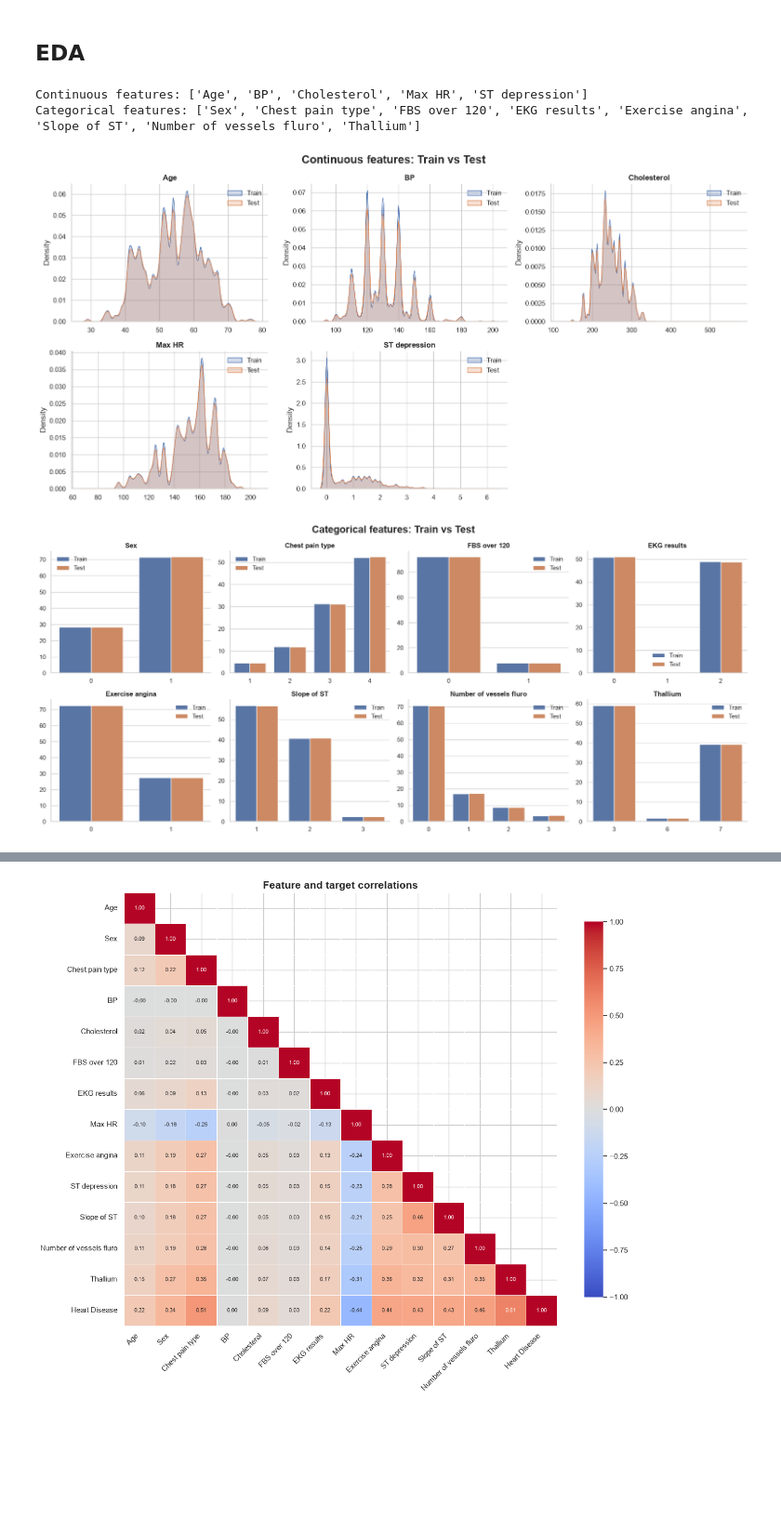
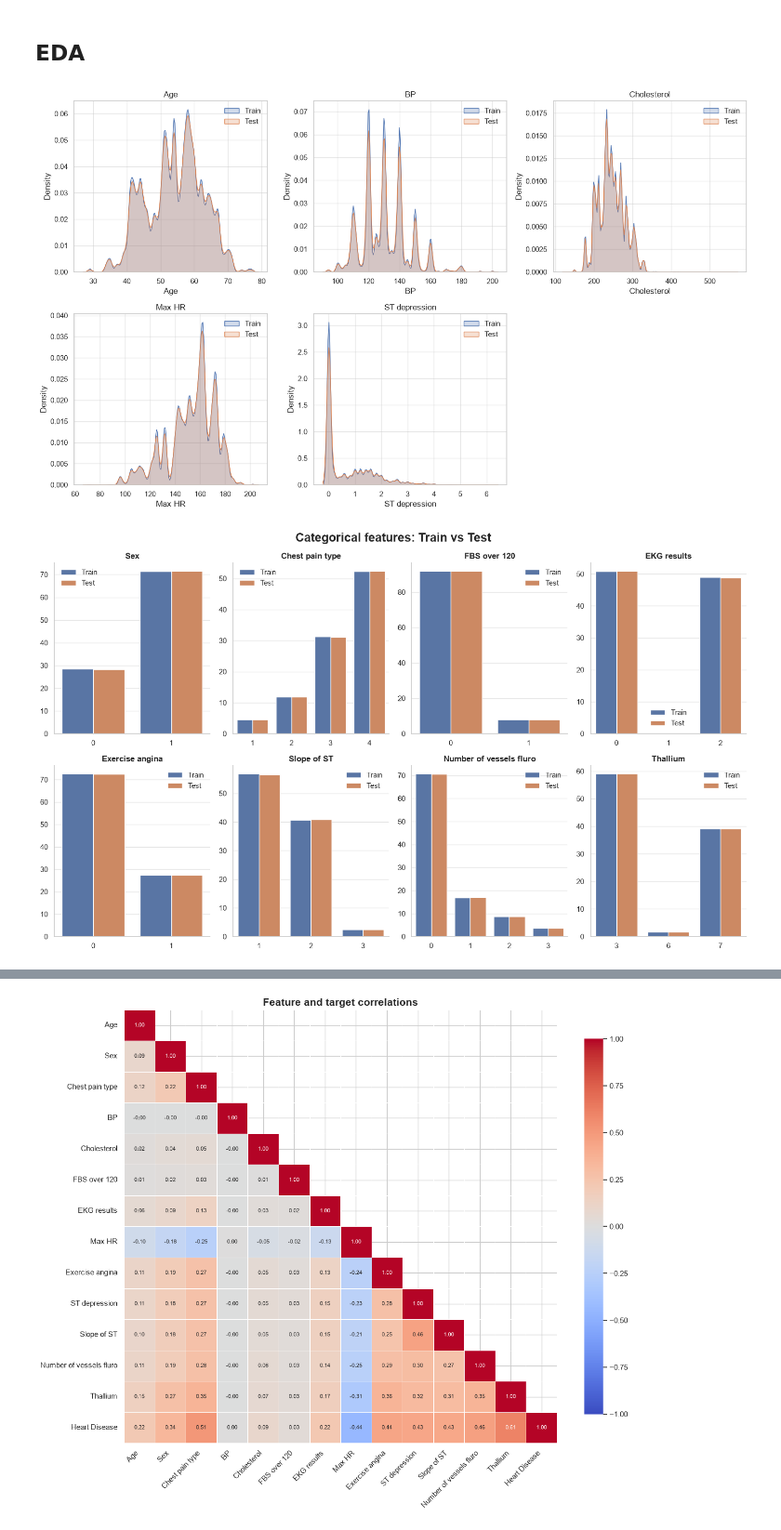
Before and after one commit to Lanes11/heart_disease_kaggle, a Jupyter notebook: main.ipynb, the cells around one changed output, grey strips where cells are left out. Shown at 93% size. Saved outputs shown, nothing was run; the diff lists cells and outputs as text; code cells hidden in the pictures; blank space fills up the shorter version.

```diff
--- a/main.ipynb
+++ b/main.ipynb
@@ -96,56 +96,65 @@ Presence: 282,454 rows (44.83%)
 # %% [markdown]
 ## EDA
 # %%
-fig, axes = plt.subplots(2, 3, figsize=(16, 8))
+fig, axes = plt.subplots(2, 3, figsize=(15, 9))
 axes = axes.ravel()
 
 for ax, col in zip(axes, continuous_features):
-    sns.kdeplot(train_df[col], ax=ax, label='Train', fill=True, alpha=0.25)
-    sns.kdeplot(test_df[col], ax=ax, label='Test', fill=True, alpha=0.25)
+    sns.kdeplot(
+        data=train_df,
+        x=col,
+        ax=ax,
+        label='Train',
+        fill=True,
+        common_norm=False
+    )
+    sns.kdeplot(
+        data=test_df,
+        x=col,
+        ax=ax,
+        label='Test',
+        fill=True,
+        common_norm=False
+    )
 
-    ax.set_title(col, weight='bold')
-    ax.set_xlabel('')
+    ax.set_title(col)
     ax.legend(frameon=False)
 
 for ax in axes[len(continuous_features):]:
     ax.remove()
 
-fig.suptitle('Continuous features: Train vs Test', fontsize=18, weight='bold')
-sns.despine()
 plt.tight_layout()
 plt.show()
 
-fig, axes = plt.subplots(2, 4, figsize=(16, 8))
+fig, axes = plt.subplots(2, 4, figsize=(15, 9))
 axes = axes.ravel()
 
 for ax, col in zip(axes, categorical_features):
     plot_df = pd.concat({
         'Train': train_df[col].value_counts(normalize=True).mul(100),
         'Test': test_df[col].value_counts(normalize=True).mul(100)
     }, axis=1).fillna(0)
 
     plot_df = plot_df.reset_index(names=col)
     plot_df = plot_df.melt(id_vars=col, var_name='Dataset', value_name='Share (%)')
 
     sns.barplot(data=plot_df, x=col, y='Share (%)', hue='Dataset', ax=ax)
 
     ax.set_title(col, weight='bold')
     ax.set_xlabel('')
     ax.set_ylabel('')
     ax.legend(frameon=False)
 
 for ax in axes[len(categorical_features):]:
     ax.remove()
 
 fig.suptitle('Categorical features: Train vs Test', fontsize=18, weight='bold')
 sns.despine()
 plt.tight_layout()
 plt.show()
 # %% [output]
-Continuous features: ['Age', 'BP', 'Cholesterol', 'Max HR', 'ST depression']
-Categorical features: ['Sex', 'Chest pain type', 'FBS over 120', 'EKG results', 'Exercise angina', 'Slope of ST', 'Number of vessels fluro', 'Thallium']
-[figure, old version]
+[figure, new version]
-[figure, old version]
+[figure, new version]
 # %%
 fig, axes = plt.subplots(2, 3, figsize=(15, 9))
 axes = axes.ravel()
```
Also changed, not shown: parts of 10 cells of this notebook.
